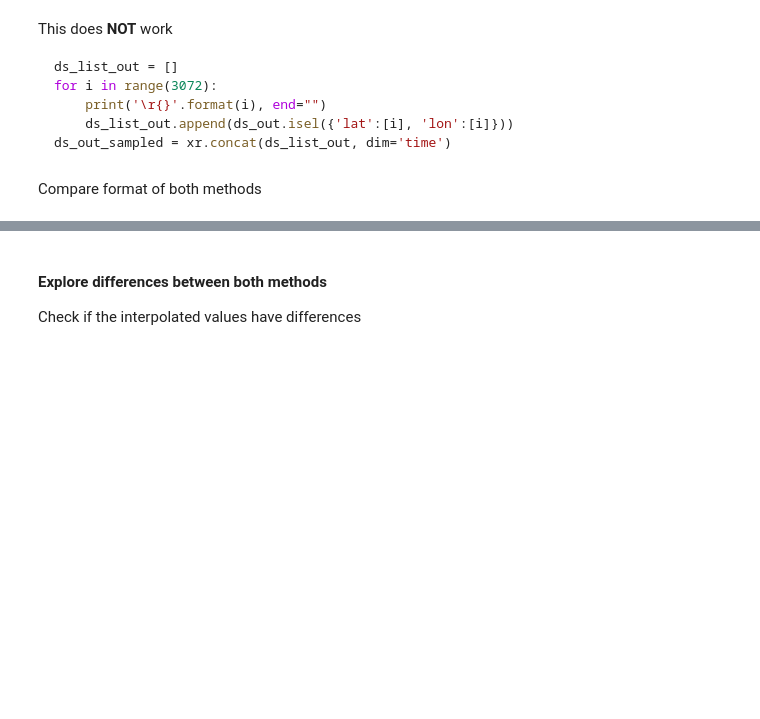
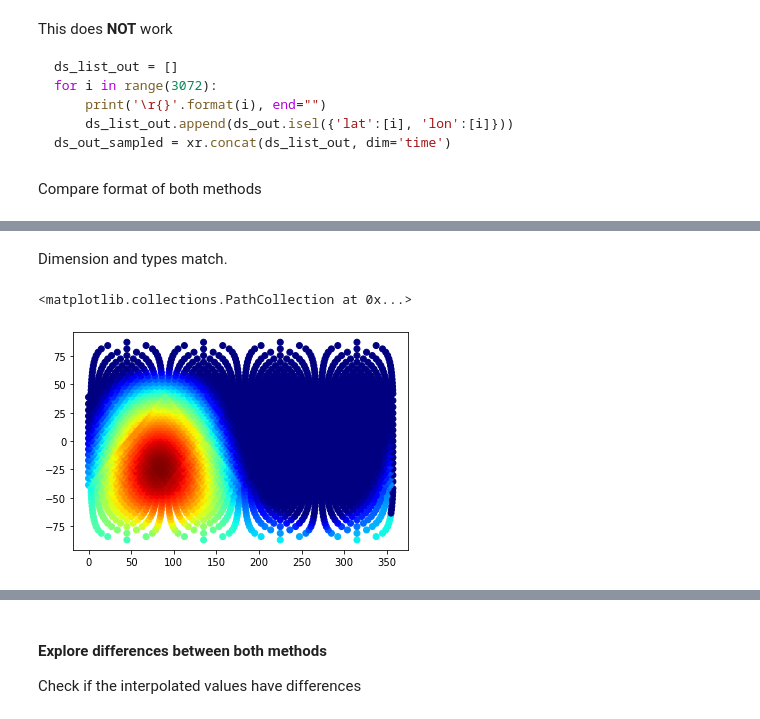
Before and after one commit to deepsphere/deepsphere-weather, a Jupyter notebook: notebooks/healpix_resampling.ipynb, the cells around one changed output, grey strips where cells are left out. Cells and saved outputs as stored; diff of their text form; code cells hidden in the pictures; blank space fills up the shorter version.

```diff
--- a/notebooks/healpix_resampling.ipynb
+++ b/notebooks/healpix_resampling.ipynb
@@ -378,0 +369,10 @@ history :
+# %% [markdown]
+Dimension and types match.
+# %%
+ds_plot = ds_out_sampled.isel(time=0)
+# %%
+norm_values = (ds_plot.tisr.values - np.min(ds_plot.tisr.values)) / (np.max(ds_plot.tisr.values) - np.min(ds_plot.tisr.values))
+plt.scatter(ds_plot.lon, ds_plot.lat, c=norm_values, cmap='jet')
+# %% [output]
+<matplotlib.collections.PathCollection at 0x...>
+[figure, added]
```
Also changed, not shown: parts of 26 cells of this notebook.
